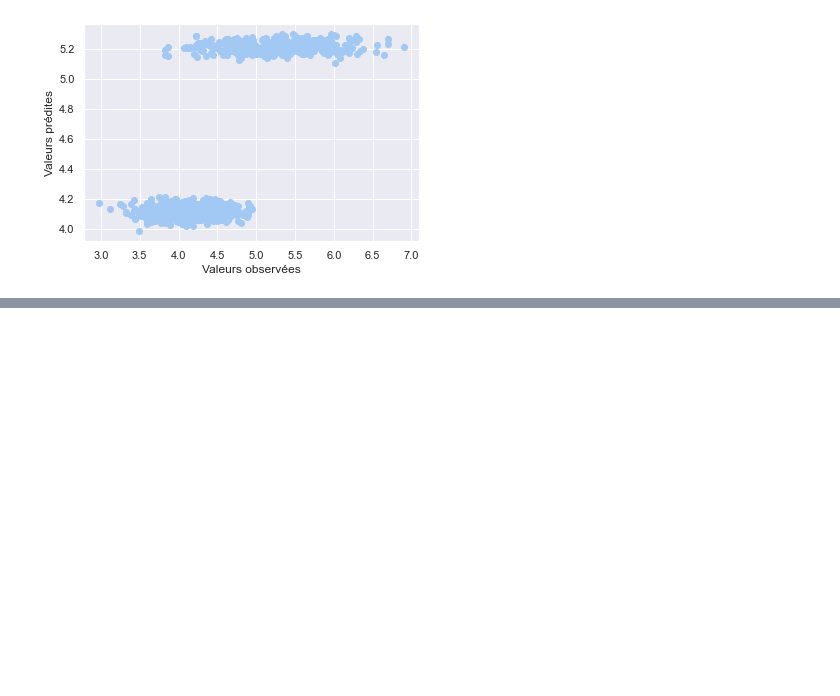
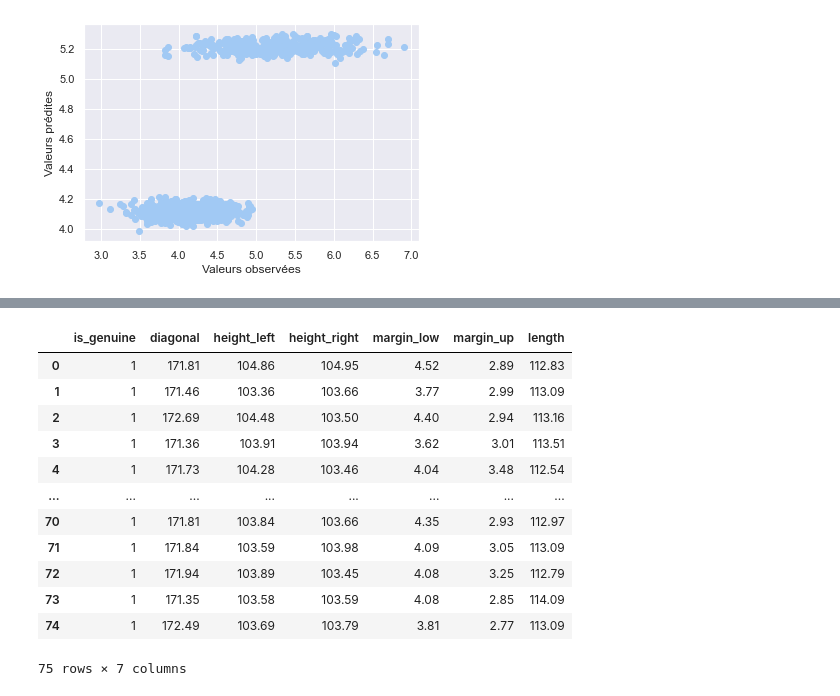
Before and after one commit to datadosreis/Detection-de-faux-billets, a Jupyter notebook: Sandbox_P10.ipynb, the cells around one changed output, grey strips where cells are left out. Saved outputs shown, nothing was run; the diff lists cells and outputs as text; code cells hidden in the pictures; blank space fills up the shorter version.

```diff
--- a/Sandbox_P10.ipynb
+++ b/Sandbox_P10.ipynb
@@ -612,0 +536,8 @@ margin_up     NaN   -0.624666   1.000000
+# %%
+#Prédiction des valeurs manquantes pour la variable 'margin_low'
+predicted_values = model.predict(df_null[['is_genuine', 'margin_up']])
+
+#Remplacement des valeurs manquantes par les valeurs prédites
+df.loc[df['margin_low'].isnull(), 'margin_low'] = predicted_values
+df["margin_low"] = df["margin_low"].round(2)
+df.head()
@@ -612,0 +563,16 @@ margin_up     NaN   -0.624666   1.000000
+# %%
+df.head(75)
+# %% [output]
+|  | is_genuine | diagonal | height_left | height_right | margin_low | margin_up | length |
+| 0 | 1 | 171.81 | 104.86 | 104.95 | 4.52 | 2.89 | 112.83 |
+| 1 | 1 | 171.46 | 103.36 | 103.66 | 3.77 | 2.99 | 113.09 |
+| 2 | 1 | 172.69 | 104.48 | 103.50 | 4.40 | 2.94 | 113.16 |
+| 3 | 1 | 171.36 | 103.91 | 103.94 | 3.62 | 3.01 | 113.51 |
+| 4 | 1 | 171.73 | 104.28 | 103.46 | 4.04 | 3.48 | 112.54 |
+| ... | ... | ... | ... | ... | ... | ... | ... |
+| 70 | 1 | 171.81 | 103.84 | 103.66 | 4.35 | 2.93 | 112.97 |
+| 71 | 1 | 171.84 | 103.59 | 103.98 | 4.09 | 3.05 | 113.09 |
+| 72 | 1 | 171.94 | 103.89 | 103.45 | 4.08 | 3.25 | 112.79 |
+| 73 | 1 | 171.35 | 103.58 | 103.59 | 4.08 | 2.85 | 114.09 |
+| 74 | 1 | 172.49 | 103.69 | 103.79 | 3.81 | 2.77 | 113.09 |
+75 rows × 7 columns
```
Also changed, not shown: parts of 27 cells of this notebook.
